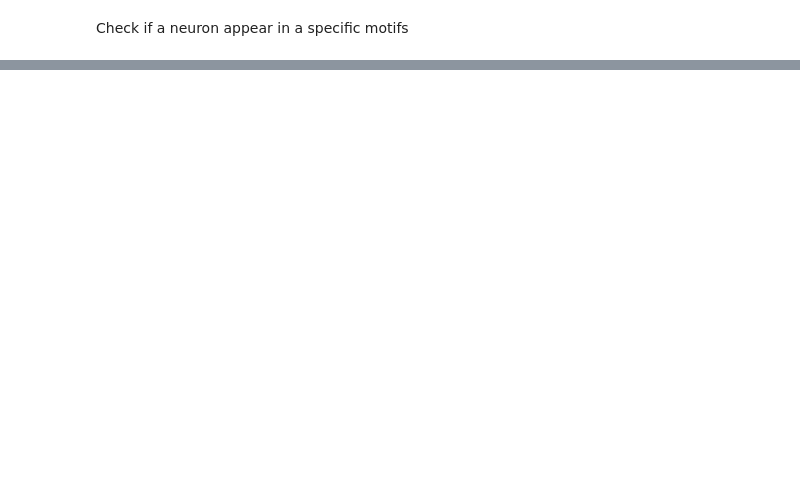
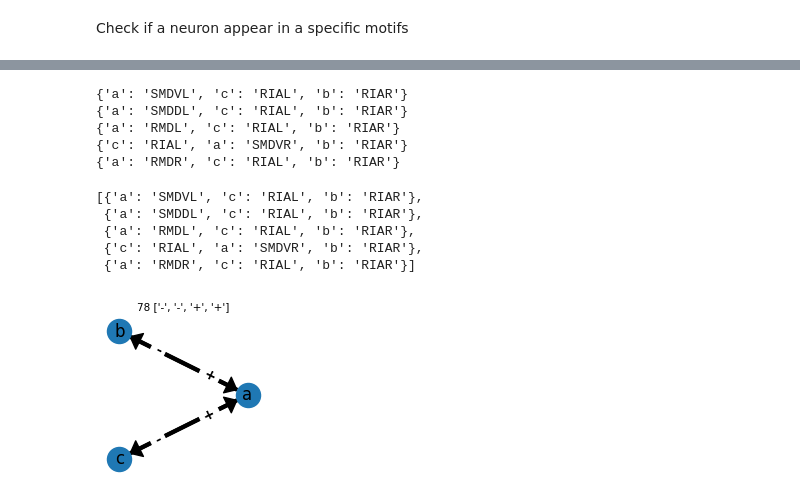
Before and after one commit to deangeckt/network_motifs, a Jupyter notebook: post_motif_analysis/motif_analysis.ipynb, the cells around one changed output, grey strips where cells are left out. Drawn from its saved outputs; the diff is of its cells as text; code cells hidden in the pictures; blank space fills up the shorter version.

```diff
--- a/post_motif_analysis/motif_analysis.ipynb
+++ b/post_motif_analysis/motif_analysis.ipynb
@@ -288,7 +287,7 @@ def get_polarity_index(motif: Motif, polarity: list[str]):
     pol_ids = [m.polarity for m in motif.polarity_motifs]
     return pol_ids.index(polarity)
 # %%
-def get_motif_sub_graphs(motif: Motif, node = '', role = '', draw=True):
+def get_motif_sub_graphs(motif: Motif, node = '', role = '', draw=True, log=True):
     if draw:
         fig, ax = plt.subplots(nrows=1, ncols=1, figsize=(2, 2))
         draw_motif(motif, ax)
@@ -310,10 +309,42 @@ def get_motif_sub_graphs(motif: Motif, node = '', role = '', draw=True):
         if network.neuron_names:
             role_nodes_mapping_w_neuron_names = {k:network.neuron_names[role_nodes_mapping[k]] for k in role_nodes_mapping}
 
-        print(role_nodes_mapping_w_neuron_names)
+        if log:
+            print(role_nodes_mapping_w_neuron_names)
+
         res.append(role_nodes_mapping_w_neuron_names)
 
     return res
+
+def get_isolated_motif_sub_graphs(sub_graphs: list[dict], rank_by: str):
+    """
+    The input should be a list of subgraphs retrived from the above function - get_motif_sub_graphs().
+    The output is the same list, sorted based on rank function, descrbing the isolation of the subgraphs in the network.
+    The rank can be either: 'degree', 'in-degree', 'out-degree', 'cc' (clustering coefficient)
+    """
+    ranked_subgraphs = []
+    for subgraph in sub_graphs:
+        subgraph_ranks = []
+        for node in subgraph.values():
+            node_idx = network.neuron_names.index(node) if isinstance(node, str) else node
+            if rank_by == 'degree':
+                rank = network.graph.degree[node_idx]
+            elif rank_by == 'in_degree':
+                rank = network.graph.in_degree[node_idx]
+            elif rank_by == 'out_degree':
+                rank = network.graph.out_degree[node_idx]
+            elif rank_by == 'cc':
+                rank = nx.average_clustering(network.graph, nodes=[node_idx])
+            else:
+                print(f'err: can not rank by {rank_by}')
+                return []
+            subgraph_ranks.append(rank)
+
+        subgraph_rank = np.mean(subgraph_ranks)
+        ranked_subgraphs.append((subgraph_rank, subgraph))
+
+    ranked_subgraphs.sort(key=lambda tup: tup[0])
+    return ranked_subgraphs
 # %%
 def node_props(node: Union[str, int], top=15):
     node_freq_in_motifs = {str(motif.id): motif.node_appearances.get(node, 0) for motif in motifs.values()}
@@ -462,3 +553,17 @@ get_motif_sub_graphs(motif_.polarity_motifs[pol_idx])
+# %%
+get_motif_sub_graphs(motif_.polarity_motifs[pol_idx])
+# %% [output]
+{'a': 'SMDVL', 'c': 'RIAL', 'b': 'RIAR'}
+{'a': 'SMDDL', 'c': 'RIAL', 'b': 'RIAR'}
+{'a': 'RMDL', 'c': 'RIAL', 'b': 'RIAR'}
+{'c': 'RIAL', 'a': 'SMDVR', 'b': 'RIAR'}
+{'a': 'RMDR', 'c': 'RIAL', 'b': 'RIAR'}
+[{'a': 'SMDVL', 'c': 'RIAL', 'b': 'RIAR'},
+ {'a': 'SMDDL', 'c': 'RIAL', 'b': 'RIAR'},
+ {'a': 'RMDL', 'c': 'RIAL', 'b': 'RIAR'},
+ {'c': 'RIAL', 'a': 'SMDVR', 'b': 'RIAR'},
+ {'a': 'RMDR', 'c': 'RIAL', 'b': 'RIAR'}]
+[figure, added]
 # %%
 # k = 4
 # motif_ = motifs[4428]
```
Also changed, not shown: parts of 18 cells of this notebook, 3 other files.
